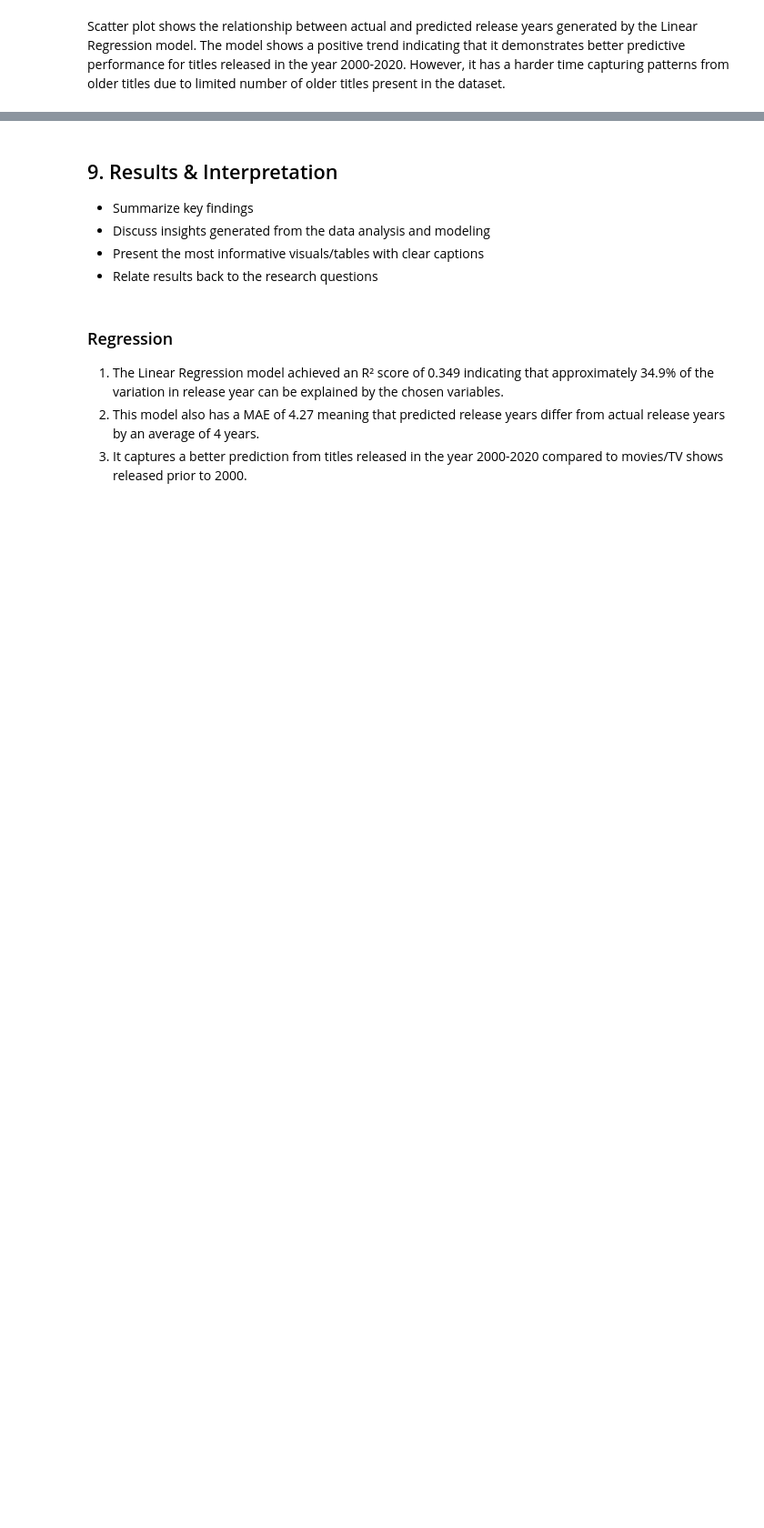
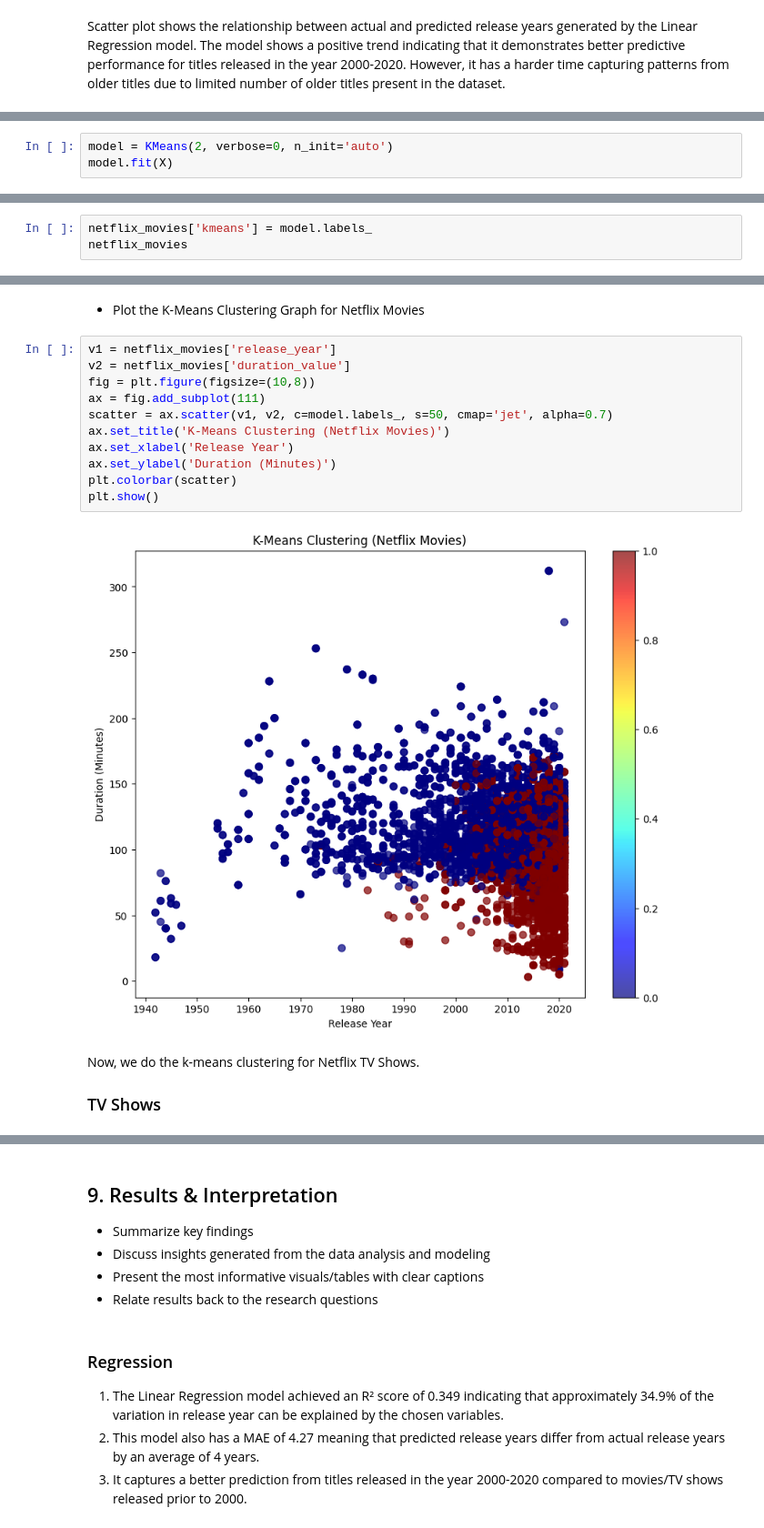
Before and after one commit to liya-eng/DSF_PROJECT, a Jupyter notebook: TT6L_G04_Notebook.ipynb, the cells around one changed output, grey strips where cells are left out. Shown at 91% size. Saved outputs shown, nothing was run; the diff lists cells and outputs as text; blank space fills up the shorter version.

```diff
--- a/TT6L_G04_Notebook.ipynb
+++ b/TT6L_G04_Notebook.ipynb
@@ -969,0 +1100,3 @@ Scatter plot shows the relationship between actual and predicted release years g
+# %%
+model = KMeans(2, verbose=0, n_init='auto')
+model.fit(X)
@@ -969,0 +1138,3 @@ Scatter plot shows the relationship between actual and predicted release years g
+# %%
+netflix_movies['kmeans'] = model.labels_
+netflix_movies
@@ -969,0 +1155,19 @@ Scatter plot shows the relationship between actual and predicted release years g
+# %% [markdown]
+- Plot the K-Means Clustering Graph for Netflix Movies
+# %%
+v1 = netflix_movies['release_year']
+v2 = netflix_movies['duration_value']
+fig = plt.figure(figsize=(10,8))
+ax = fig.add_subplot(111)
+scatter = ax.scatter(v1, v2, c=model.labels_, s=50, cmap='jet', alpha=0.7)
+ax.set_title('K-Means Clustering (Netflix Movies)')
+ax.set_xlabel('Release Year')
+ax.set_ylabel('Duration (Minutes)')
+plt.colorbar(scatter)
+plt.show()
+# %% [output]
+[figure, added]
+# %% [markdown]
+Now, we do the k-means clustering for Netflix TV Shows.
+
+### TV Shows
```
Also changed, not shown: parts of 56 cells of this notebook.
